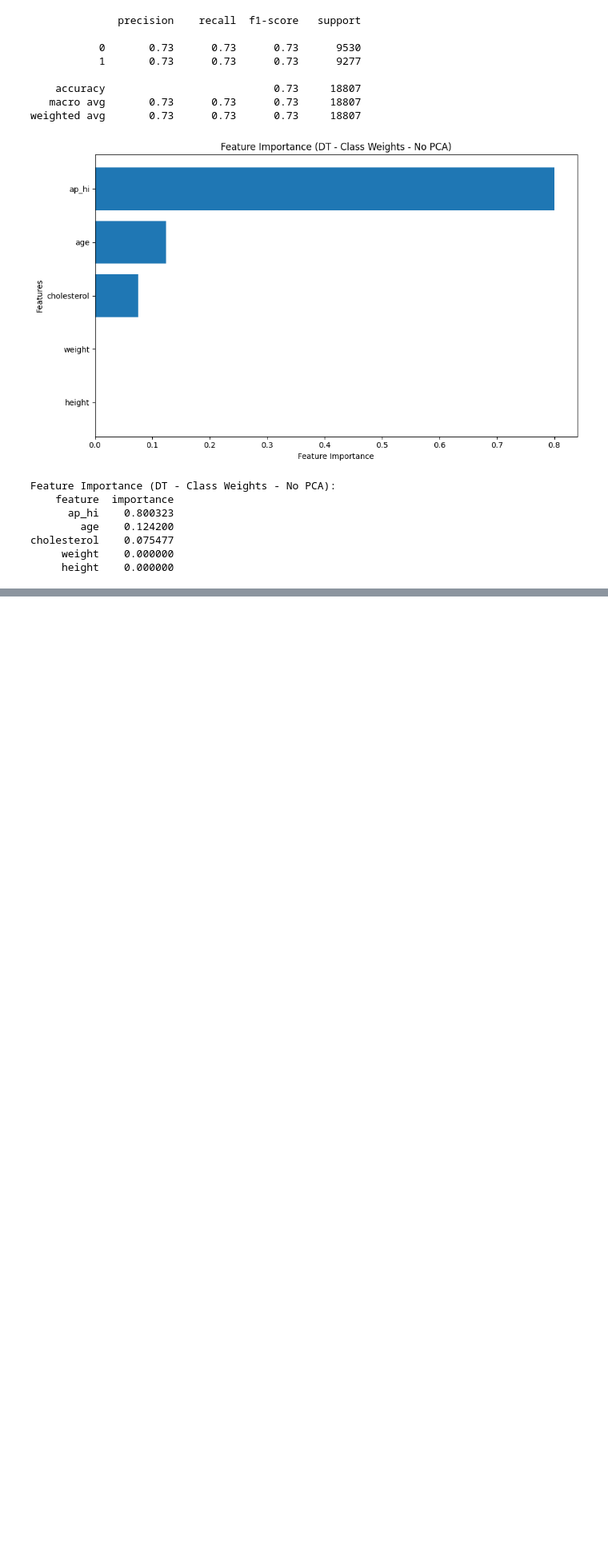
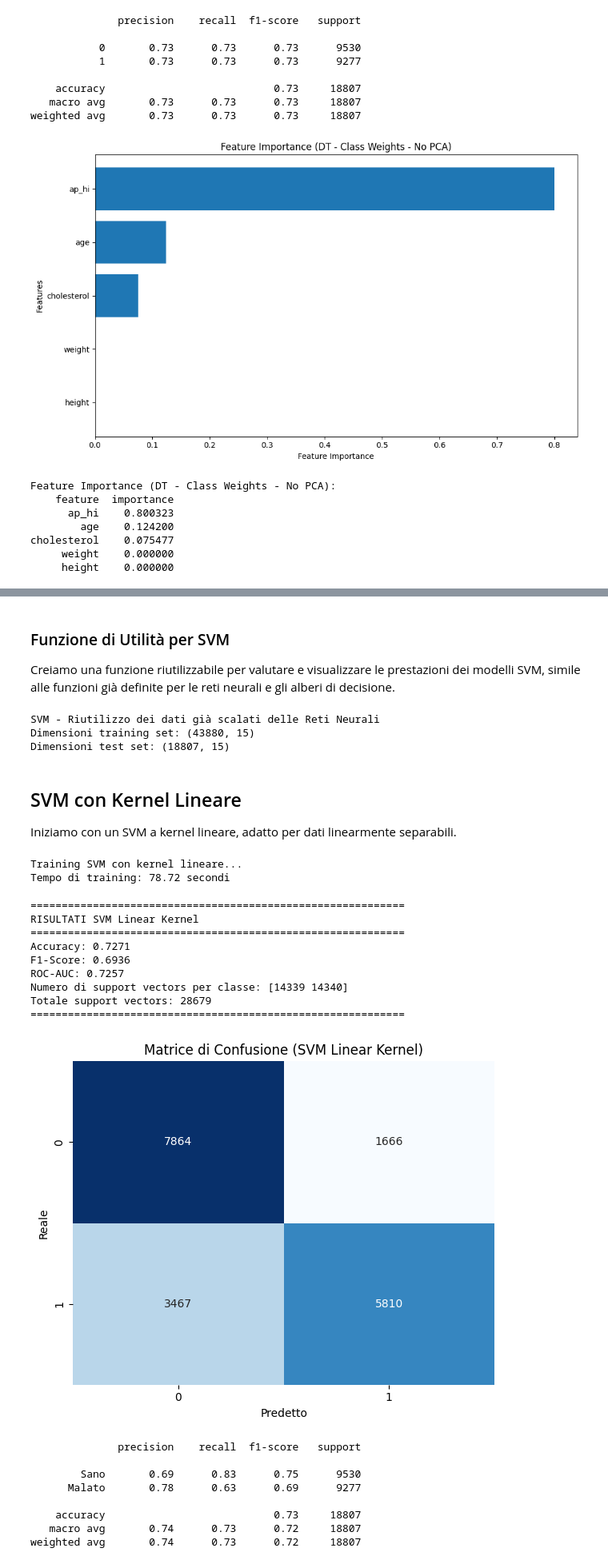
Before and after one commit to mbroglio/ML_25_26, a Jupyter notebook: ML_Project.ipynb, the cells around one changed output, grey strips where cells are left out. Shown at 80% size. Cells and saved outputs as stored; diff of their text form; code cells hidden in the pictures; blank space fills up the shorter version.

```diff
--- a/ML_Project.ipynb
+++ b/ML_Project.ipynb
@@ -360,0 +388,8 @@ plt.show()
+# %%
+# Ridefinisce features e target dal dataframe pulito
+features = df.drop(columns=["cardio"]).copy()
+y = df["cardio"].values
+
+print(f"Features shape: {features.shape}")
+print(f"Target shape: {y.shape}")
+print(features.dtypes)
@@ -1004,0 +1076,4 @@ cholesterol    0.075477
+# %% [markdown]
+### Funzione di Utilità per SVM
+
+Creiamo una funzione riutilizzabile per valutare e visualizzare le prestazioni dei modelli SVM, simile alle funzioni già definite per le reti neurali e gli alberi di decisione.
@@ -1004,0 +1123,58 @@ cholesterol    0.075477
+# %%
+# Riutilizziamo direttamente i dati già scalati delle Reti Neurali
+X_train_svm = X_train_nn
+X_test_svm = X_test_nn
+y_train_svm = y_train_nn
+y_test_svm = y_test_nn
+
+print(f"SVM - Riutilizzo dei dati già scalati delle Reti Neurali")
+print(f"Dimensioni training set: {X_train_svm.shape}")
+print(f"Dimensioni test set: {X_test_svm.shape}")
+# %% [output]
+SVM - Riutilizzo dei dati già scalati delle Reti Neurali
+Dimensioni training set: (43880, 15)
+Dimensioni test set: (18807, 15)
+# %% [markdown]
+## SVM con Kernel Lineare
+
+Iniziamo con un SVM a kernel lineare, adatto per dati linearmente separabili.
+# %%
+# Training SVM con kernel lineare
+print("Training SVM con kernel lineare...")
+start_time = time.time()
+
+svm_linear = SVC(kernel="linear", C=1.0, random_state=42)
+svm_linear.fit(X_train_svm, y_train_svm)
+
+training_time = time.time() - start_time
+print(f"Tempo di training: {training_time:.2f} secondi")
+
+# Predizioni
+y_pred_linear = svm_linear.predict(X_test_svm)
+# %% [output]
+Training SVM con kernel lineare...
+Tempo di training: 78.72 secondi
+# %%
+# Valutazione usando la funzione riutilizzabile
+accuracy_linear, f1_linear, roc_auc_linear = evaluate_svm(
+    svm_linear, X_test_svm, y_test_svm, y_pred_linear, "SVM Linear Kernel"
+)
+# %% [output]
+============================================================
+RISULTATI SVM Linear Kernel
+============================================================
+Accuracy: 0.7271
+F1-Score: 0.6936
+ROC-AUC: 0.7257
+Numero di support vectors per classe: [14339 14340]
+Totale support vectors: 28679
+============================================================
+[figure, added]
+              precision    recall  f1-score   support
+
+        Sano       0.69      0.83      0.75      9530
+      Malato       0.78      0.63      0.69      9277
+
+    accuracy                           0.73     18807
+   macro avg       0.74      0.73      0.72     18807
+weighted avg       0.74      0.73      0.72     18807
```
Also changed, not shown: parts of 42 cells of this notebook, 18 other files.
